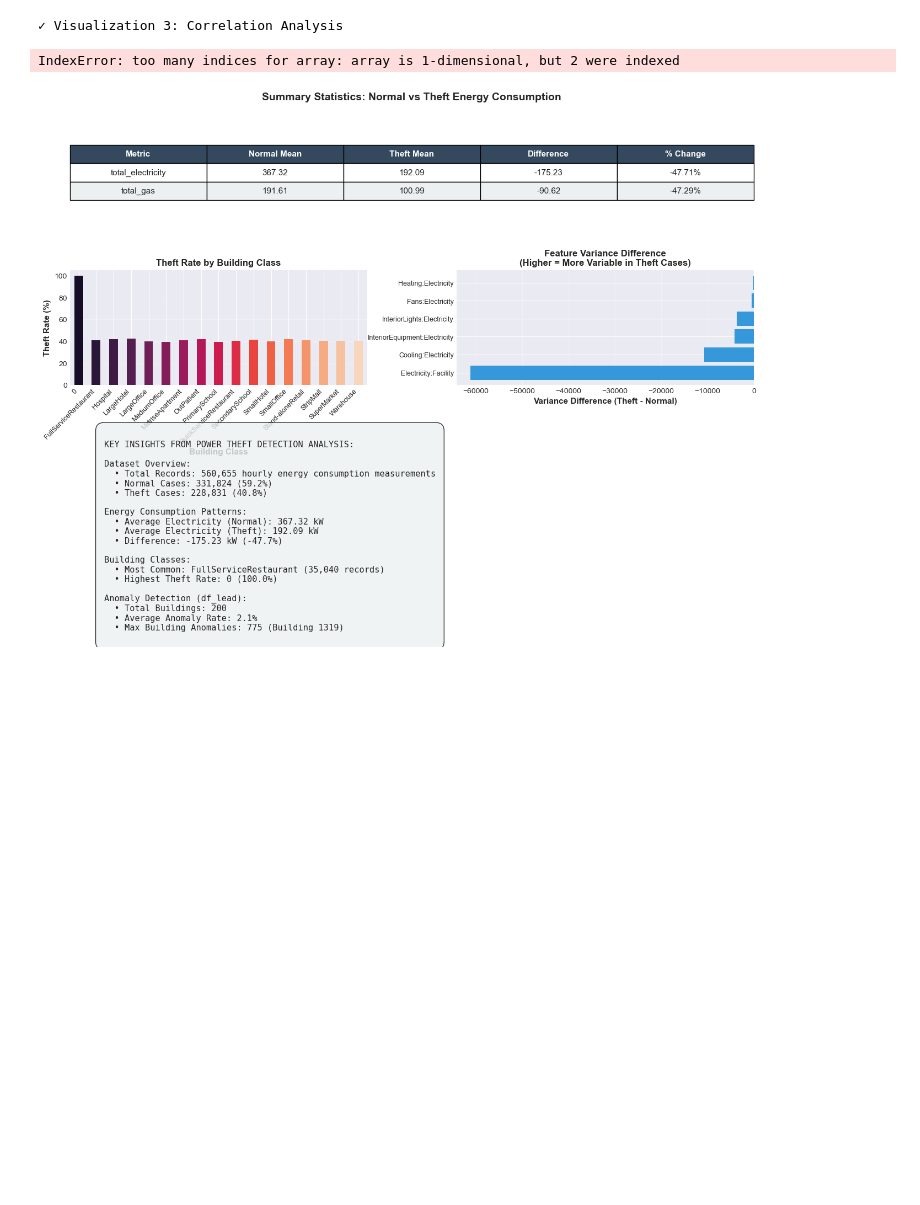
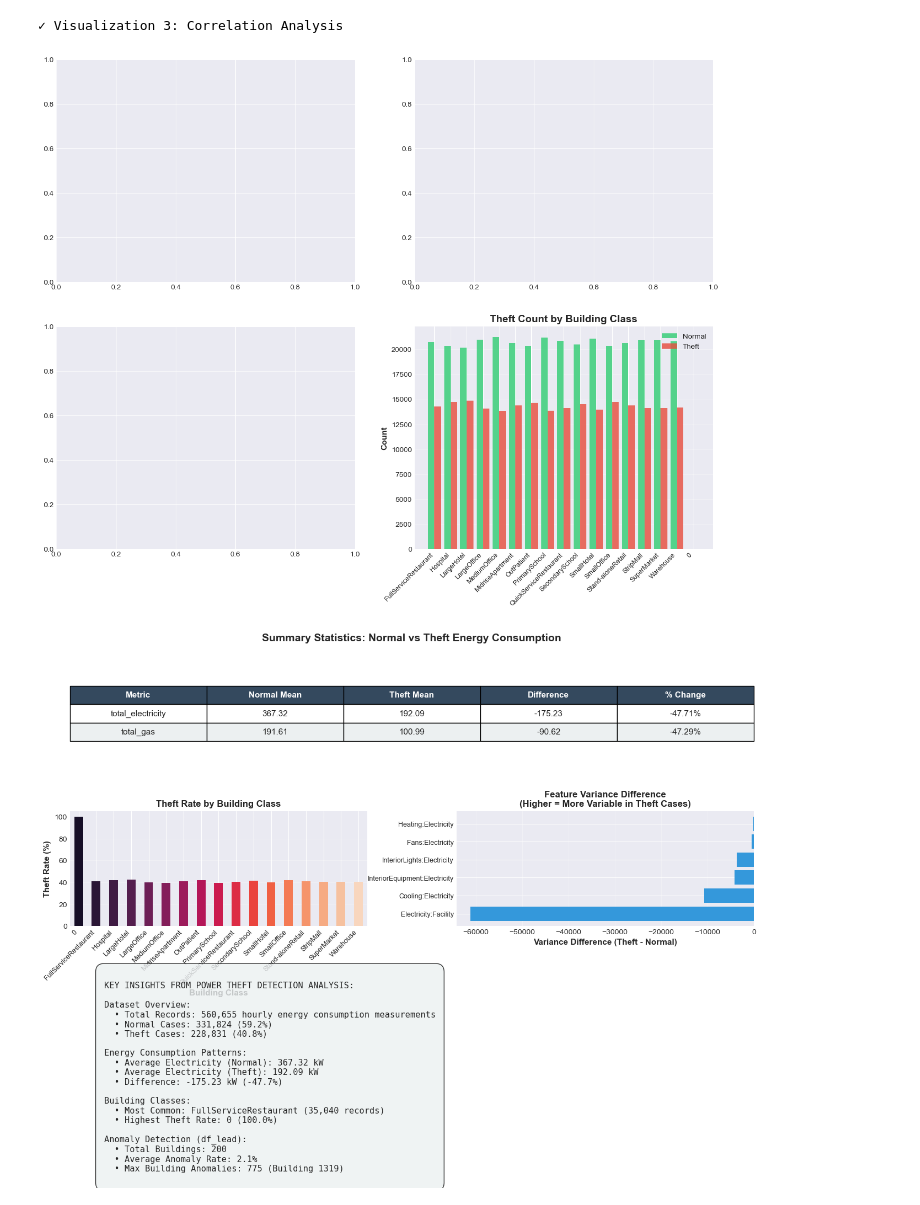
Before and after one commit to Vincent-Muteti/Energy-Anomaly-Power-Theft-Detection-System-, a Jupyter notebook: Felo.ipynb, the cells around one changed output. Cells and saved outputs as stored; diff of their text form; code cells hidden in the pictures; blank space fills up the shorter version.

```diff
--- a/Felo.ipynb
+++ b/Felo.ipynb
@@ -1209,25 +1209,27 @@ print("✓ Visualization 3: Correlation Analysis")
 ✓ Visualization 3: Correlation Analysis
 # %%
 # 4.4 Theft Count by Class - Fixed alignment
+fig, axes = plt.subplots(2, 2, figsize=(16, 12))
+
 theft_counts_by_class = df_aux_prepared[df_aux_prepared['theft_label'] == 1].groupby('Class').size()
 normal_counts_by_class = df_aux_prepared[df_aux_prepared['theft_label'] == 0].groupby('Class').size()
 
 # Align indices
 all_classes = df_aux_prepared['Class'].unique()
 theft_counts_aligned = pd.Series([theft_counts_by_class.get(c, 0) for c in all_classes], index=all_classes)
 normal_counts_aligned = pd.Series([normal_counts_by_class.get(c, 0) for c in all_classes], index=all_classes)
 
 x_pos = range(len(all_classes))
 axes[1, 1].bar([x - 0.2 for x in x_pos], normal_counts_aligned.values, width=0.4, label='Normal', color='#2ecc71', alpha=0.8)
 axes[1, 1].bar([x + 0.2 for x in x_pos], theft_counts_aligned.values, width=0.4, label='Theft', color='#e74c3c', alpha=0.8)
 axes[1, 1].set_xticks(x_pos)
 axes[1, 1].set_xticklabels(all_classes, rotation=45, ha='right', fontsize=9)
 axes[1, 1].set_ylabel('Count', fontsize=11, weight='bold')
 axes[1, 1].set_title('Theft Count by Building Class', fontsize=14, weight='bold')
 axes[1, 1].legend()
 axes[1, 1].grid(axis='y', alpha=0.3)
 # %% [output]
-IndexError: too many indices for array: array is 1-dimensional, but 2 were indexed
+[figure, added]
 # %%
 # 5.1 Anomaly Rate Distribution
 anomaly_rates = building_stats['anomaly_rate'].values
```
Also changed, not shown: parts of 2 cells of this notebook, 33 other files.
